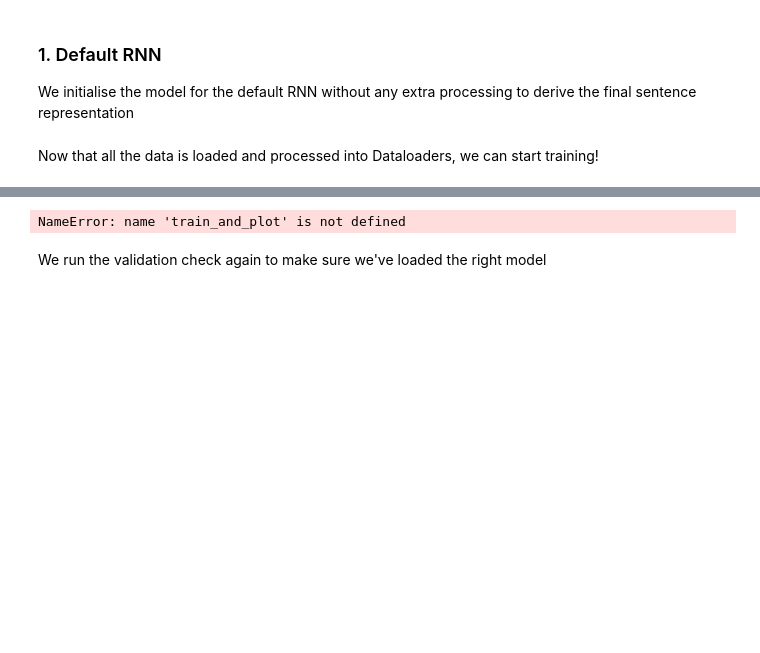
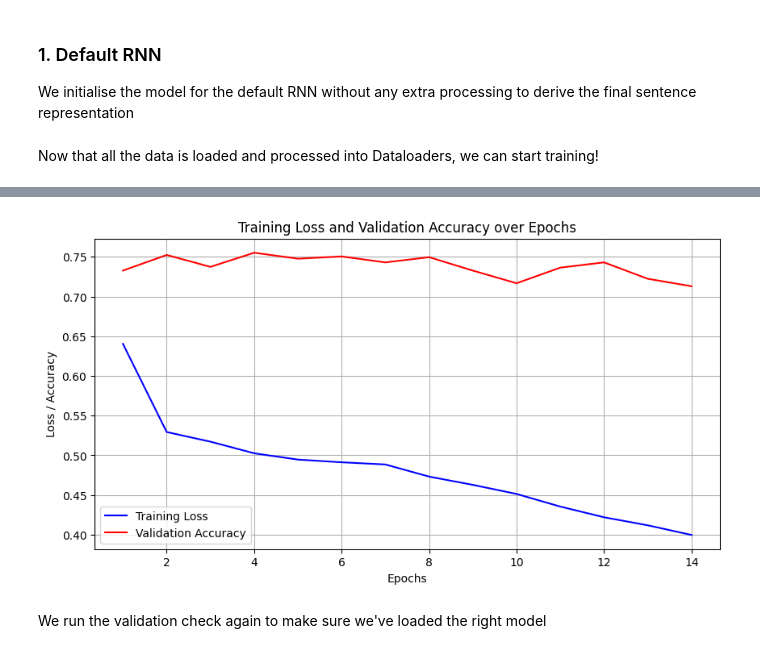
Before and after one commit to qkm2000/sc4002, a Jupyter notebook: Part_2.ipynb, the cells around one changed output, grey strips where cells are left out. Cells and saved outputs as stored; diff of their text form; code cells hidden in the pictures; blank space fills up the shorter version.

Commit message:
fix: edit visualisation functions

```diff
--- a/Part_2.ipynb
+++ b/Part_2.ipynb
@@ -110,7 +107,7 @@ model = RNNModel(
 # %% [markdown]
 Now that all the data is loaded and processed into Dataloaders, we can start training!
 # %%
-train(
+losses, accuracies = train(
     model=model,
     trn_dataloader=trn_dataloader,
     val_dataloader=val_dataloader,
@@ -141,20 +141,9 @@ Early stopping triggered after 18 epochs.
 Training ended, loading best model...
 Model loaded.
-# %%
-train_and_plot(
-    model=model,
-    trn_dataloader=trn_dataloader,
-    val_dataloader=val_dataloader,
-    version="1",
-    model_type=MODEL_TYPE,
-    model_save_path=os.getenv("MODEL_SAVE_PATH", "modelfiles/"),
-    optimizer=torch.optim.Adam(model.parameters(), lr=LR),
-    epochs=100,
-    early_stopping_patience=10,
-    train_mode=None
-)
-# %% [output]
-NameError: name 'train_and_plot' is not defined
+# %%
+plot_loss_accuracy(losses, accuracies)
+# %% [output]
+[figure, added]
 # %% [markdown]
 We run the validation check again to make sure we've loaded the right model
 # %%
```
Also changed, not shown: parts of 21 cells of this notebook, 1 other file.
